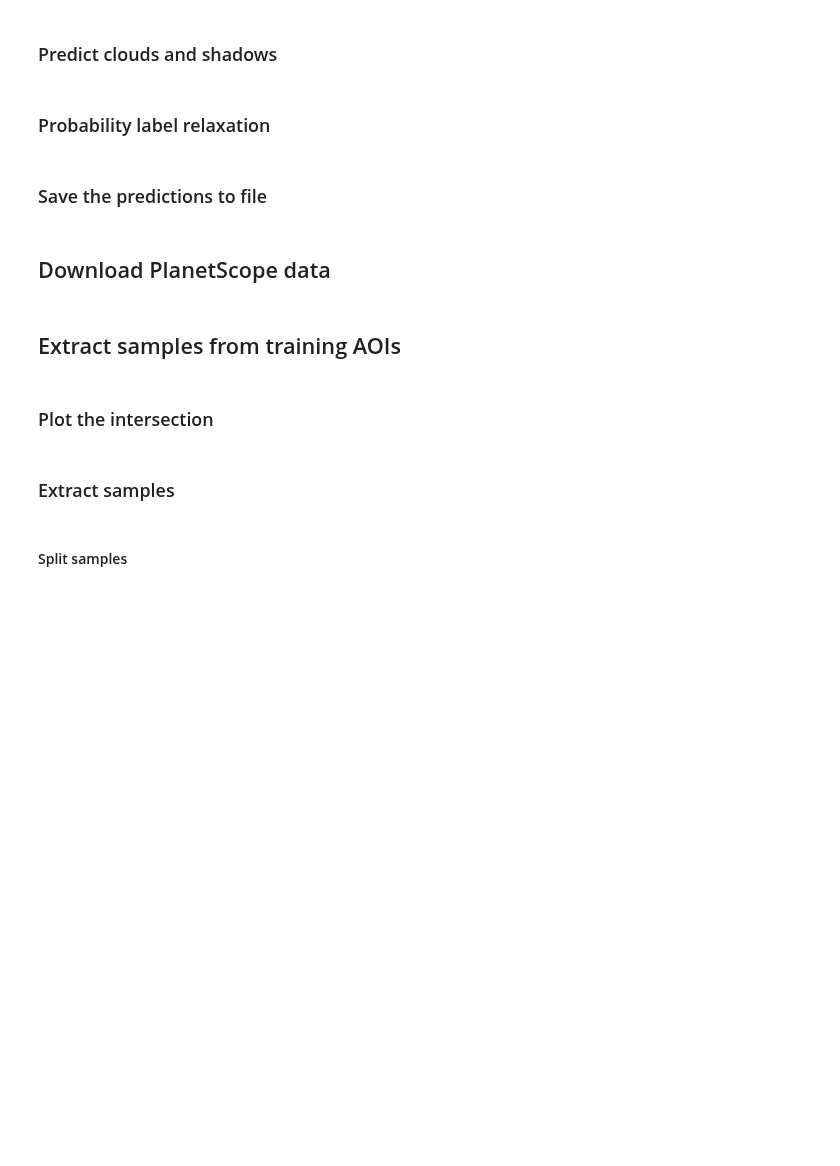
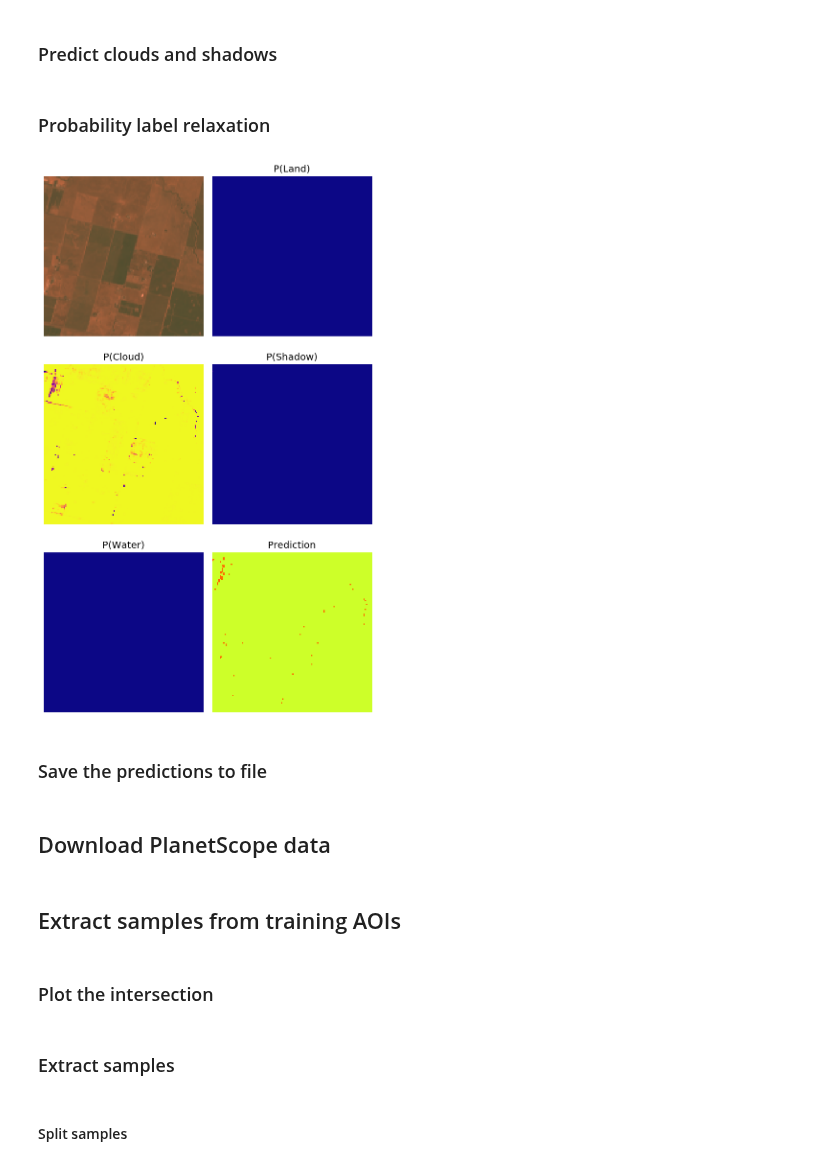
Before and after one commit to jgrss/geowombat, a Jupyter notebook: notebooks/clouds.ipynb, the cells around one changed output. Drawn from its saved outputs; the diff is of its cells as text; code cells hidden in the pictures; blank space fills up the shorter version.

Commit message:
modified clouds notebook

```diff
--- a/notebooks/clouds.ipynb
+++ b/notebooks/clouds.ipynb
@@ -488,7 +521,7 @@ PosixPath('/media/jcgr/data/projects/global_fields/data/grids/na_sp')
 # %% [markdown]
 ### Load the classifier
 # %%
-model = CloudClassifier()
+model = CRFClassifier()
 model.from_file('/media/jcgr/data/projects/global_fields/data/grids/models/clouds_bgrn.model')
 # model.from_file('/scratch/rsc4/graesser/temp/clouds_v2.model')
 # %% [markdown]
@@ -545,6 +560,10 @@ s = 128
 t = 5
 y = 54206.53
 x = -2053578.26
+
+cell_size = 20.0
+
+ref_bounds = BoundingBox(left=x, bottom=y-(cell_size*s), right=x+(cell_size*s), top=y)
 
 pred_kwargs = dict(count=1,
                    dtype='uint8',
@@ -555,8 +574,6 @@ pred_kwargs = dict(count=1,
                    tiled=True,
                    compress='lzw')
 
-cell_size = 20.0
-
 with gw.open(filenames[0]) as ds:
     crs = ds.crs
     transform = ds.transform
@@ -564,7 +581,7 @@ with gw.open(filenames[0]) as ds:
 with gw.config.update(sensor=sensor,
                       ref_crs=ref_crs,
                       ref_res=(cell_size, cell_size),
-                      ref_bounds=(x, y-(cell_size*s), x+(cell_size*s), y)):
+                      ref_bounds=ref_bounds):
 
     with gw.open(filenames[:t],
                  time_names=time_names[:t],
@@ -578,10 +595,10 @@ with gw.config.update(sensor=sensor,
 
 for band in range(0, sat_bands.shape[1]):
 
-    sat_bands[:, band, :, :] = satsmooth.spatial_temporal(np.ascontiguousarray(sat_bands[:, band, :, :], dtype='float32'),
-                                          k=3,
-                                          t=3,
-                                          sigma_time=0.0,
-                                          sigma_color=0.1,
-                                          sigma_space=0.1,
-                                          n_jobs=8)
+    sat_bands[:, band, :, :] = sm.spatial_temporal(np.ascontiguousarray(sat_bands[:, band, :, :], dtype='float32'),
+                                                   k=3,
+                                                   t=3,
+                                                   sigma_time=0.0,
+                                                   sigma_color=0.1,
+                                                   sigma_space=0.1,
+                                                   n_jobs=8)
@@ -604,8 +638,10 @@ for band in range(0, sat_bands.shape[1]):
 #                            nrows,
 #                            ncols,
 #                            scale_factor=1.0)
+# %%
+class_labels = ['l', 'w', 'c', 'h', 's']
 # %%
-pred = model.predict_probas(sat_bands, 'l7', scale_factor=1.0)
+pred = model.predict_probas(sat_bands, 'l7', scale_factor=1.0, class_labels=class_labels)
 # %%
 ntime, nbands, nrows, ncols = pred.shape
 # %%
@@ -629,9 +665,7 @@ pred_c = pred.copy()
 
 fig, axes = plt.subplots(3, 2, dpi=120, figsize=(6, 10))
 
-tplot = 4
-
-classes = ['c', 'l', 's', 'u', 'w']
+tplot = 0
 
 # Time n, mean over bands
 # rgb = np.squeeze(test[tplot].copy())
@@ -649,49 +683,51 @@ axes[0][0].imshow(rgb)
 axes[0][0].axis('off')
 
 # Time n, predicted probabilities for class k
-axes[0][1].imshow(pred_c[tplot][classes.index('l')], vmin=0, vmax=1, cmap='plasma')
+axes[0][1].imshow(pred_c[tplot][class_labels.index('l')], vmin=0, vmax=1, cmap='plasma')
 axes[0][1].set_title('P(Land)')
 axes[0][1].axis('off')
 
-axes[1][0].imshow(pred_c[tplot][classes.index('c')], vmin=0, vmax=1, cmap='plasma')
+axes[1][0].imshow(pred_c[tplot][class_labels.index('c')], vmin=0, vmax=1, cmap='plasma')
 axes[1][0].set_title('P(Cloud)')
 axes[1][0].axis('off')
 
-axes[1][1].imshow(pred_c[tplot][classes.index('s')], vmin=0, vmax=1, cmap='plasma')
+axes[1][1].imshow(pred_c[tplot][class_labels.index('s')], vmin=0, vmax=1, cmap='plasma')
 axes[1][1].set_title('P(Shadow)')
 axes[1][1].axis('off')
 
-axes[2][0].imshow(pred_c[tplot][classes.index('w')], vmin=0, vmax=1, cmap='plasma')
+axes[2][0].imshow(pred_c[tplot][class_labels.index('w')], vmin=0, vmax=1, cmap='plasma')
 axes[2][0].set_title('P(Water)')
 axes[2][0].axis('off')
 
 # pred_int = np.where(pred[tplot][classes.index('c')] >= pthresh, 1,
 #                     np.where(pred[tplot][classes.index('s')] >= pthresh, 2, 0))
 
 pred_int = pred_c[tplot].argmax(axis=0) + 1
 
 # pred_int = np.where((amax == classes.index('c')) & (pred[tplot][classes.index('c')] > pthresh), 1,
 #                     np.where((amax == classes.index('s')) & (pred[tplot][classes.index('s')] > pthresh), 2, 0))
 
 kernel_cross = np.array([[0, 1, 0], [1, 1, 1], [0, 1, 0]], dtype='uint8')
 kernel_square = np.array([[1, 1, 1], [1, 1, 1], [1, 1, 1]], dtype='uint8')
 
 pred_int = pymorph.closerec(pymorph.closerec(pred_int,
                                              Bdil=pymorph.secross(r=3),
                                              Bc=pymorph.secross(r=1)),
                             Bdil=pymorph.secross(r=2),
                             Bc=pymorph.secross(r=1))
 
 # pred_int = cv2.erode(np.uint8(pred_int), kernel_square, iterations=1)
 # pred_int = cv2.dilate(np.uint8(pred_int), kernel_square, iterations=3)
 
 axes[2][1].imshow(pred_int, vmin=0, vmax=5, cmap='jet')
 axes[2][1].set_title('Prediction')
 axes[2][1].axis('off')
 
 plt.tight_layout()
 
 plt.show()
+# %% [output]
+[figure, added]
 # %% [markdown]
 ### Save the predictions to file
 # %%
```
Also changed, not shown: parts of 13 cells of this notebook.
